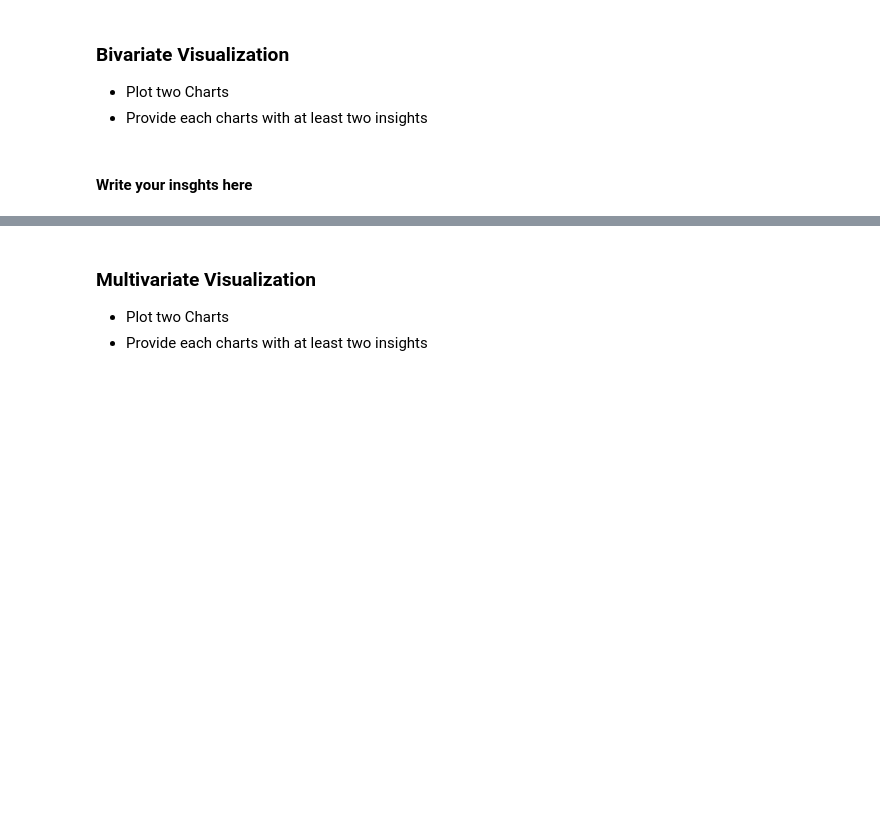
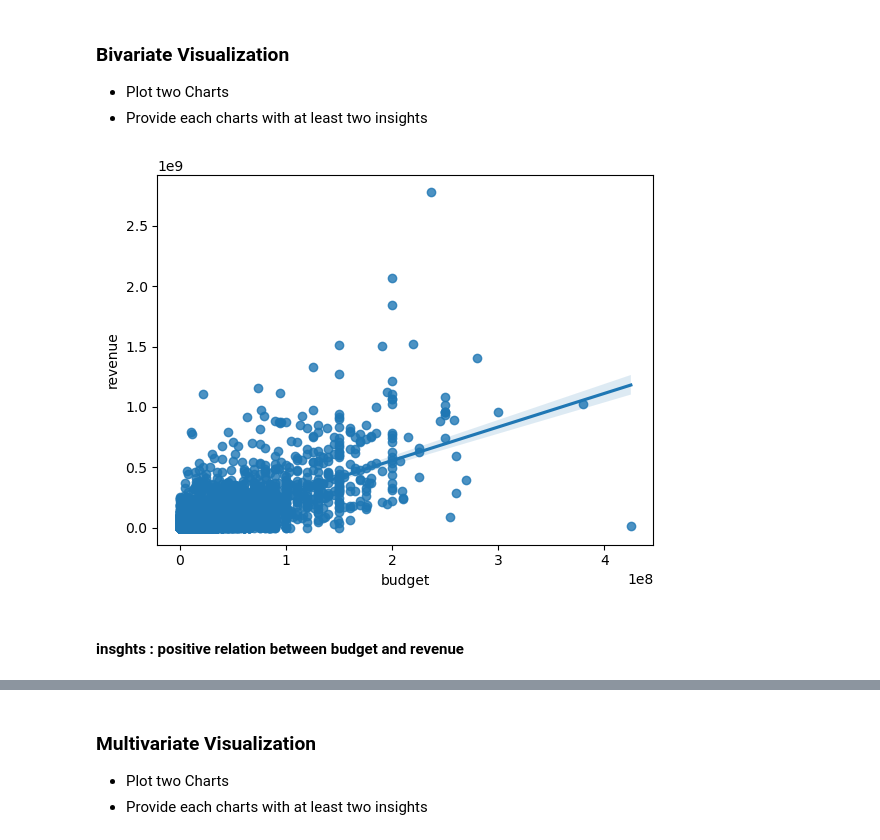
Before and after one commit to Tuwaiq-Data-Science-Bootcamp-V2/EDA-Lab1, a Jupyter notebook: EDA_Assignment .ipynb, the cells around one changed output, grey strips where cells are left out. Saved outputs shown, nothing was run; the diff lists cells and outputs as text; code cells hidden in the pictures; blank space fills up the shorter version.

```diff
--- a/EDA_Assignment .ipynb
+++ b/EDA_Assignment .ipynb
@@ -14,5 +41,10 @@
 ### Bivariate Visualization
 * Plot two Charts
 * Provide each charts with at least two insights
+# %%
+sns.regplot(data=movies, x="budget", y="revenue")
+plt.show()
+# %% [output]
+[figure, added]
 # %% [markdown]
-#### Write your insghts here
+#### insghts : positive relation between budget and revenue
```
Also changed, not shown: parts of 12 cells of this notebook, 1 other file.
